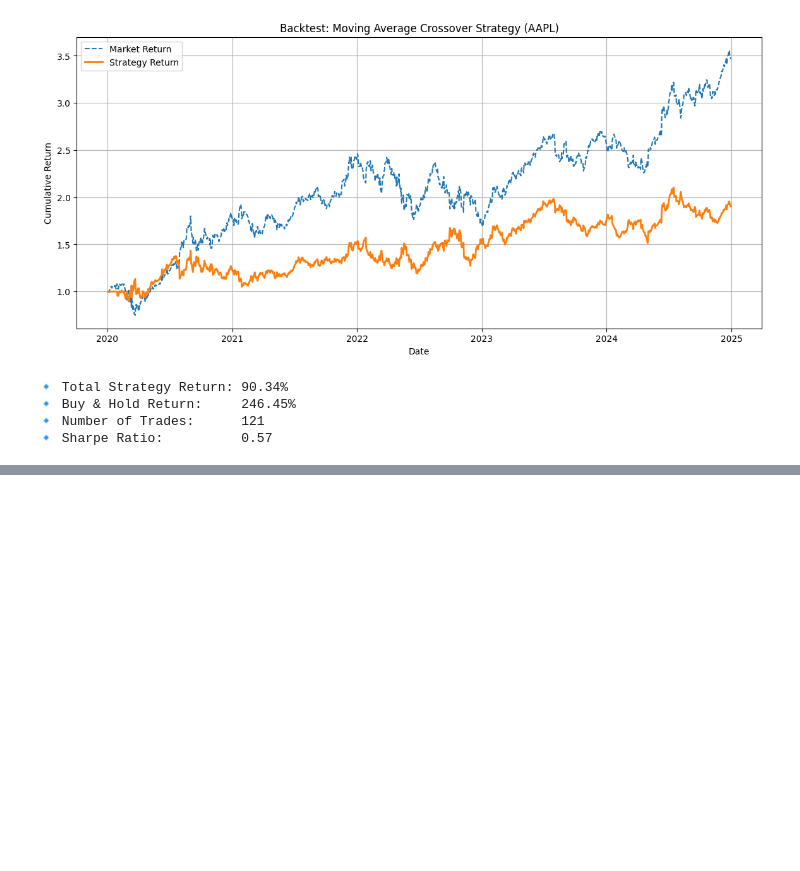
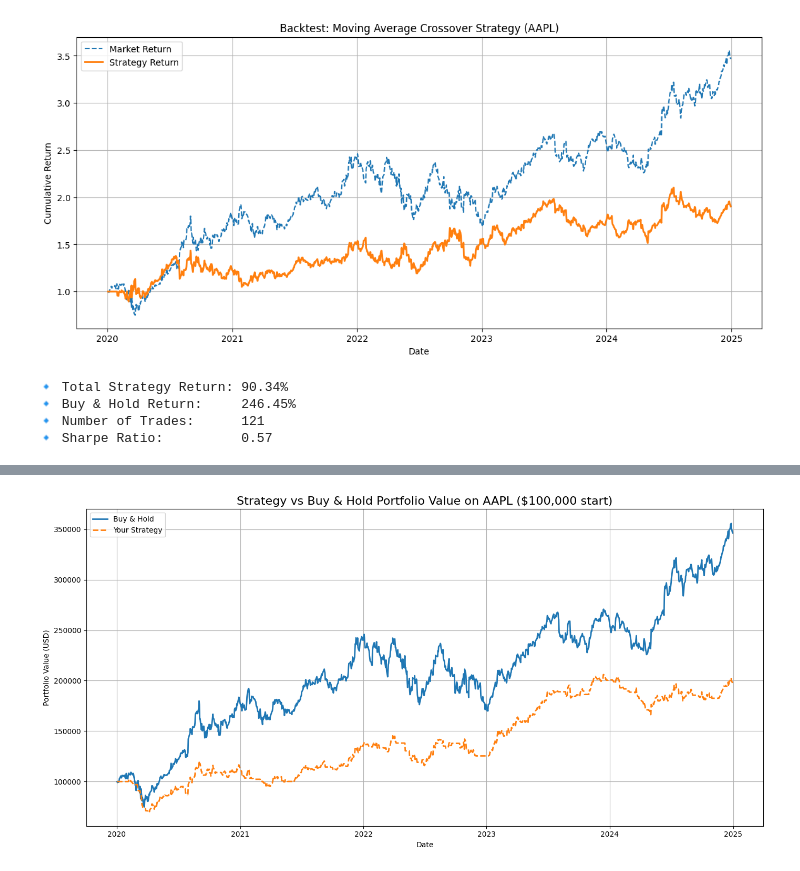
Before and after one commit to Mursalin1011/Stocks-BackTesting-python, a Jupyter notebook: Stock_backtesting_practice_1.ipynb, the cells around one changed output, grey strips where cells are left out. Drawn from its saved outputs; the diff is of its cells as text; code cells hidden in the pictures; blank space fills up the shorter version.

Commit message:
My strat vs buy and hold

```diff
--- a/Stock_backtesting_practice_1.ipynb
+++ b/Stock_backtesting_practice_1.ipynb
@@ -212,0 +358,44 @@ print(f"🔹 Sharpe Ratio:          {sharpe_ratio:.2f}")
+# %%
+initial_cash = 100000
+cash = initial_cash
+position = 0
+shares = 0
+portfolio_values = []
+
+for i in range(len(df)):
+    price = df['Close'].iloc[i]
+    signal = df['Position'].iloc[i]
+
+    # Entry: Buy if not in position and signal is 1
+    if signal == 1 and position == 0:
+        shares = cash / price
+        cash = 0
+        position = 1
+
+    # Exit: Sell if in position and signal is 0
+    elif signal == 0 and position == 1:
+        cash = shares * price
+        shares = 0
+        position = 0
+
+    # Portfolio value = cash + shares*price
+    portfolio_value = cash + shares * price
+    portfolio_values.append(portfolio_value)
+
+df['Strategy_Portfolio'] = portfolio_values
+# %%
+df['BuyHold_Portfolio'] = initial_cash * (df['Close'] / df['Close'].iloc[0])
+# %%
+plt.figure(figsize=(14, 7))
+plt.plot(df.index, df['BuyHold_Portfolio'], label='Buy & Hold', linewidth=2)
+plt.plot(df.index, df['Strategy_Portfolio'], label='Your Strategy', linestyle='--', linewidth=2)
+
+plt.title("Strategy vs Buy & Hold Portfolio Value on AAPL ($100,000 start)", fontsize=16)
+plt.xlabel("Date")
+plt.ylabel("Portfolio Value (USD)")
+plt.legend()
+plt.grid(True)
+plt.tight_layout()
+plt.show()
+# %% [output]
+[figure, added]
```
Also changed, not shown: parts of 11 cells of this notebook.
